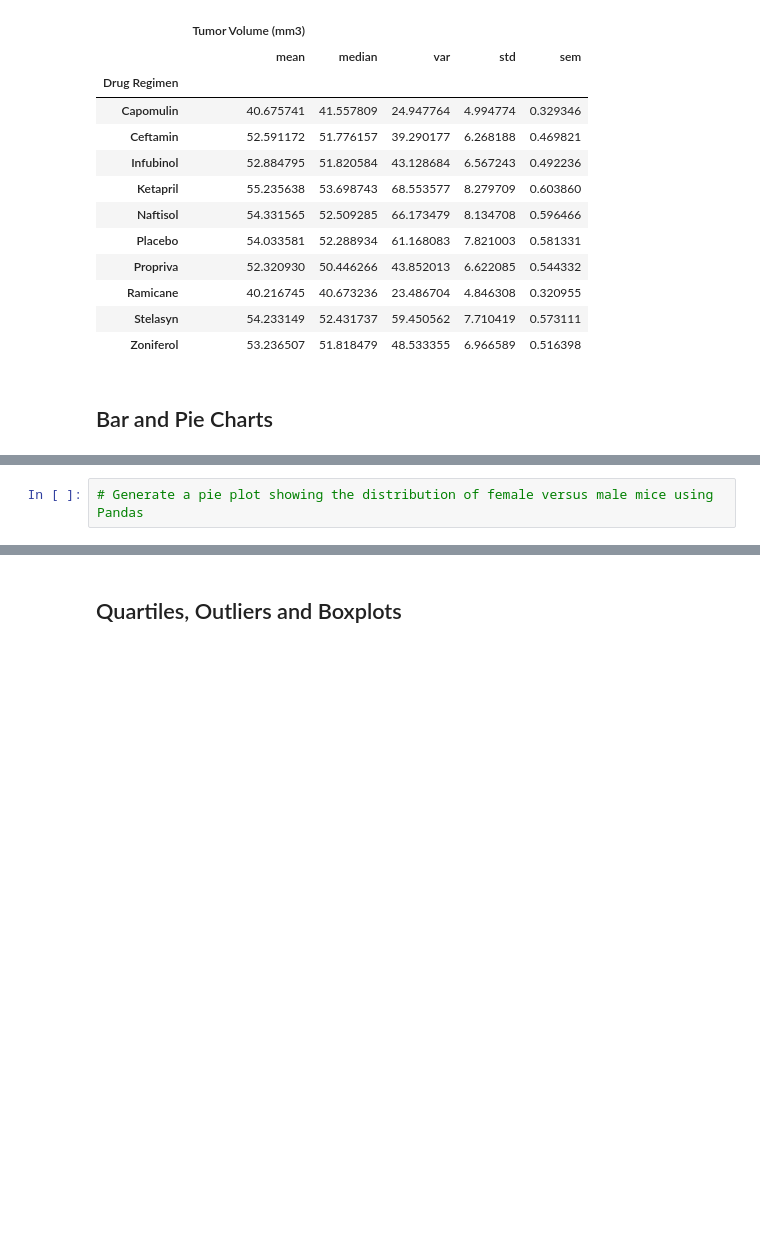
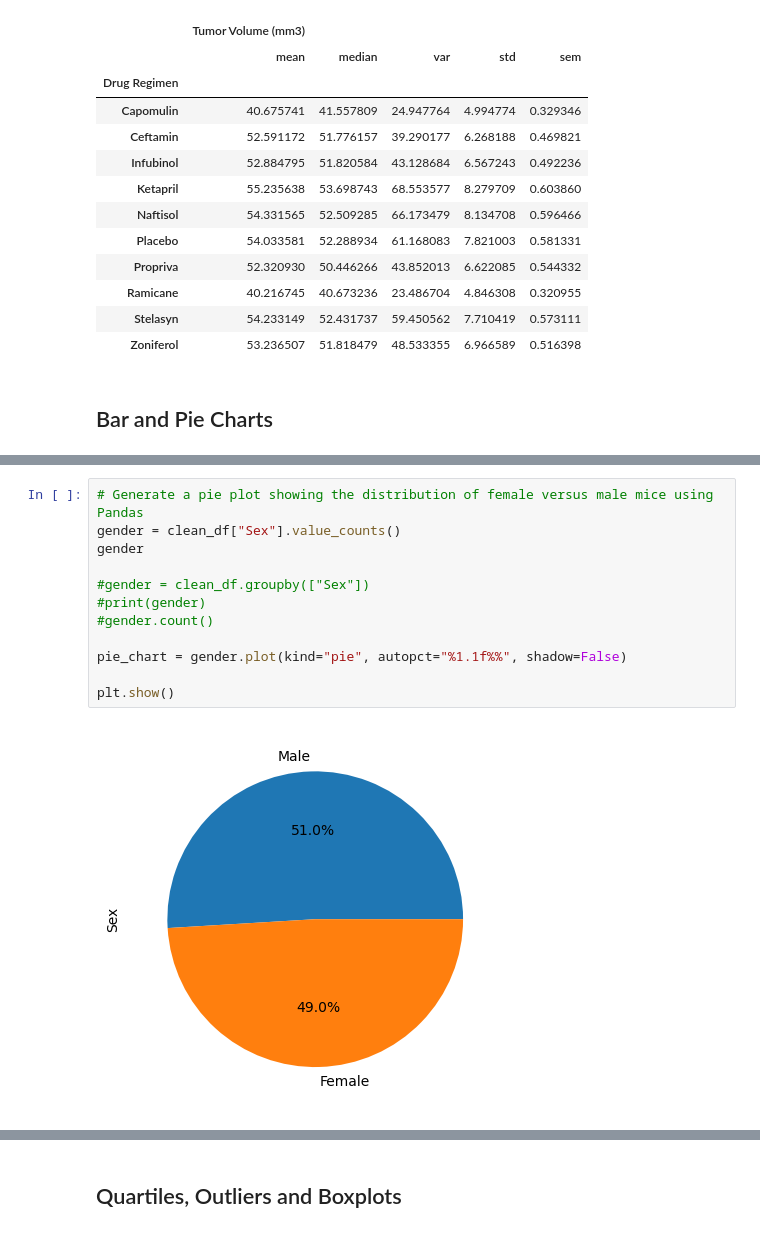
Before and after one commit to Islasong/matplotlib-challenge, a Jupyter notebook: matplotlib-challenge.ipynb, the cells around one changed output, grey strips where cells are left out. Saved outputs shown, nothing was run; the diff lists cells and outputs as text; blank space fills up the shorter version.

```diff
--- a/matplotlib-challenge.ipynb
+++ b/matplotlib-challenge.ipynb
@@ -163,4 +178,16 @@ Name: Mouse ID, dtype: int64
 # %%
 # Generate a pie plot showing the distribution of female versus male mice using Pandas
+gender = clean_df["Sex"].value_counts()
+gender
+
+#gender = clean_df.groupby(["Sex"])
+#print(gender)
+#gender.count()
+
+pie_chart = gender.plot(kind="pie", autopct="%1.1f%%", shadow=False)
+
+plt.show()
+# %% [output]
+[figure, added]
 # %%
 # Generate a pie plot showing the distribution of female versus male mice using pyplot
```
Also changed, not shown: parts of 13 cells of this notebook.
